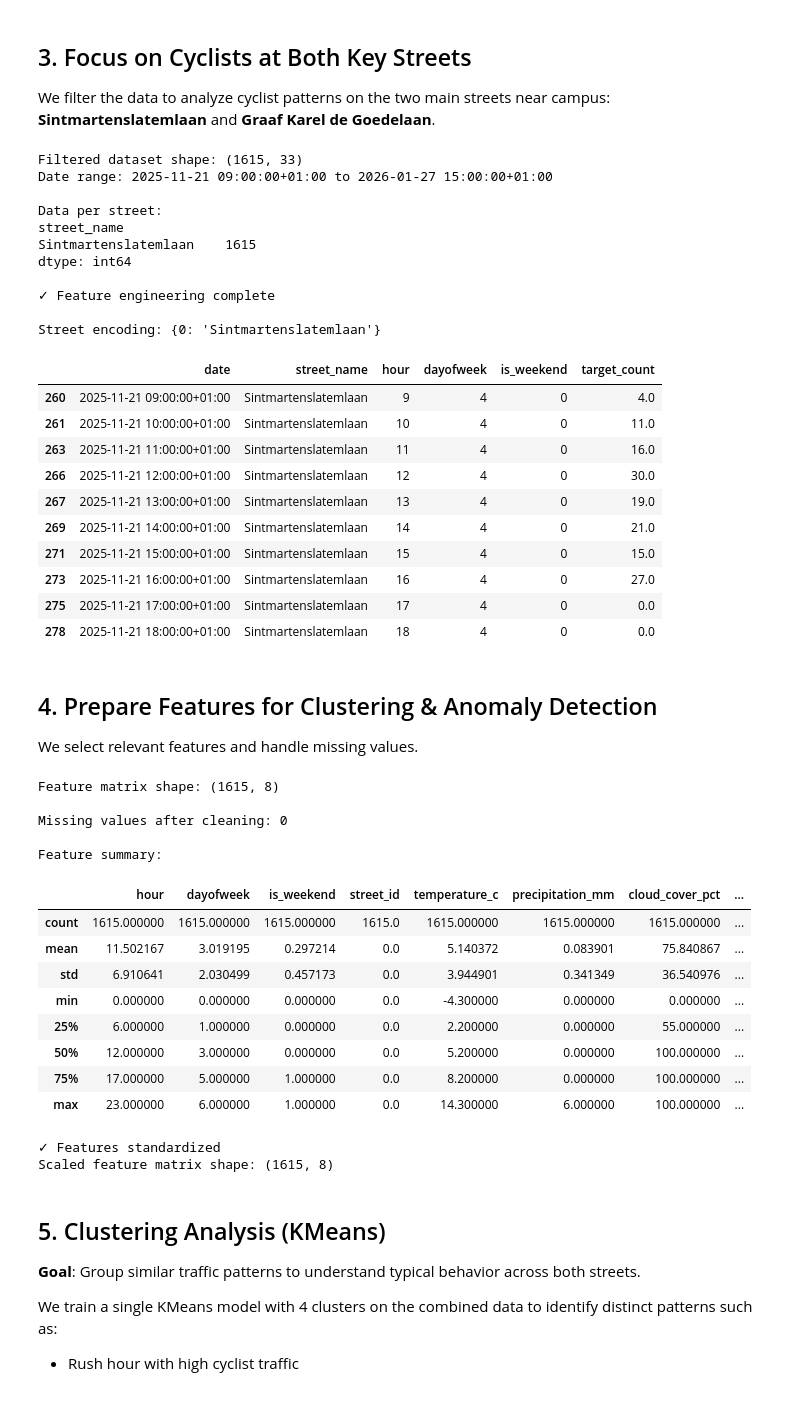
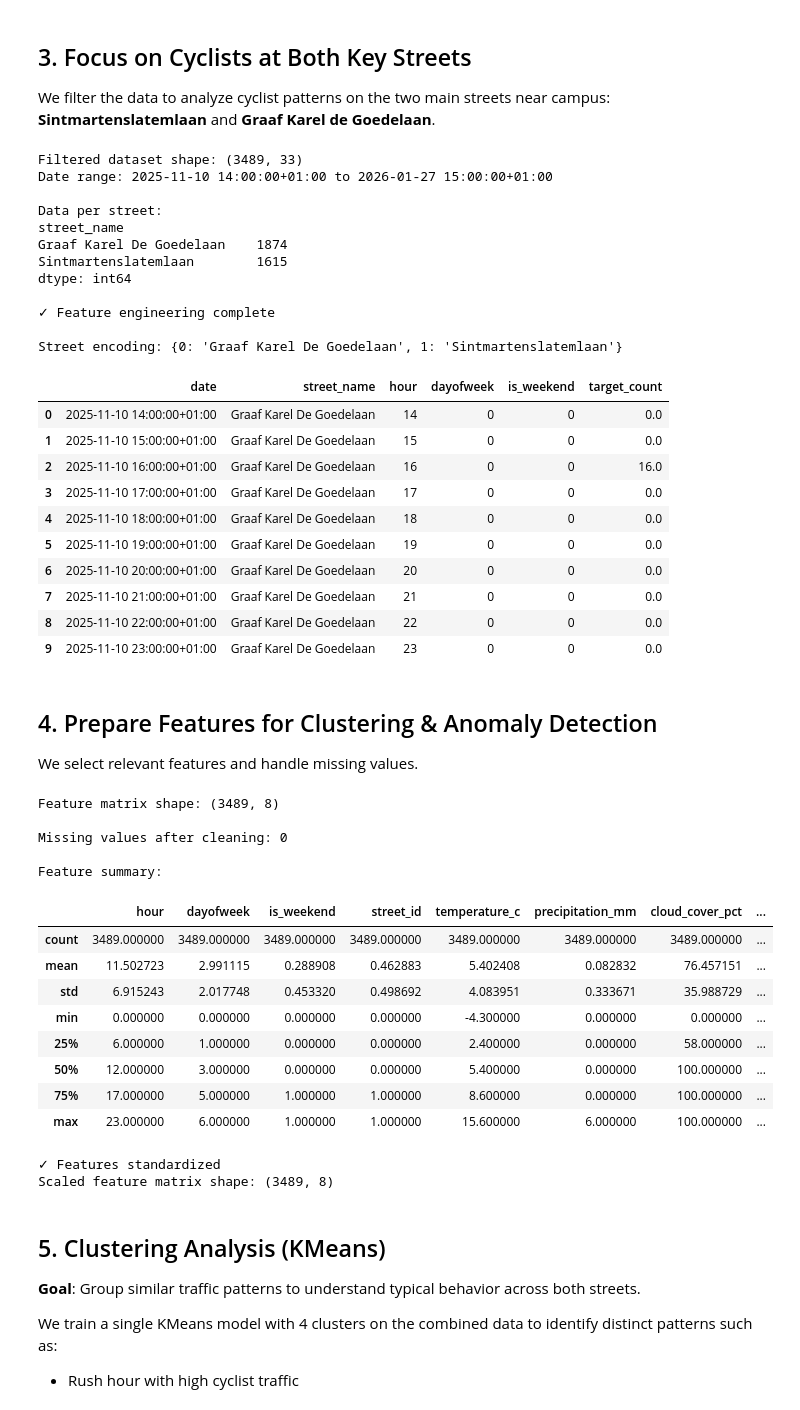
Before and after one commit to Hadi212-sketch/Traffic-Analysis-Kortrijk, a Jupyter notebook: Clustering_AnomalyDetection.ipynb, the cells around one changed output. Saved outputs shown, nothing was run; the diff lists cells and outputs as text; code cells hidden in the pictures.

```diff
--- a/Clustering_AnomalyDetection.ipynb
+++ b/Clustering_AnomalyDetection.ipynb
@@ -106,51 +106,52 @@ We filter the data to analyze cyclist patterns on the two main streets near camp
 # Filter for both key streets near campus
 df_two_streets = df[df['street_name'].isin([
     'Sintmartenslatemlaan',
-    'Graaf Karel de Goedelaan'
+    'Graaf Karel De Goedelaan'
 ])].copy()
 
 print(f"Filtered dataset shape: {df_two_streets.shape}")
 print(f"Date range: {df_two_streets['date'].min()} to {df_two_streets['date'].max()}")
 print(f"\nData per street:")
 print(df_two_streets.groupby('street_name').size())
 
 # Feature engineering: extract time components
 df_two_streets['hour'] = df_two_streets['date'].dt.hour
 df_two_streets['dayofweek'] = df_two_streets['date'].dt.dayofweek  # 0=Monday, 6=Sunday
 df_two_streets['is_weekend'] = (df_two_streets['dayofweek'] >= 5).astype(int)
 
 # Encode street as numeric for the model
 df_two_streets['street_id'] = df_two_streets['street_name'].astype('category').cat.codes
 
 # Define target: cyclist count
 df_two_streets['target_count'] = df_two_streets['bike']
 
 print("\n✓ Feature engineering complete")
 print(f"\nStreet encoding: {dict(enumerate(df_two_streets['street_name'].astype('category').cat.categories))}")
 df_two_streets[['date', 'street_name', 'hour', 'dayofweek', 'is_weekend', 'target_count']].head(10)
 # %% [output]
-Filtered dataset shape: (1615, 33)
-Date range: 2025-11-21 09:00:00+01:00 to 2026-01-27 15:00:00+01:00
+Filtered dataset shape: (3489, 33)
+Date range: 2025-11-10 14:00:00+01:00 to 2026-01-27 15:00:00+01:00
 
 Data per street:
 street_name
-Sintmartenslatemlaan    1615
+Graaf Karel De Goedelaan    1874
+Sintmartenslatemlaan        1615
 dtype: int64
 
 ✓ Feature engineering complete
 
-Street encoding: {0: 'Sintmartenslatemlaan'}
+Street encoding: {0: 'Graaf Karel De Goedelaan', 1: 'Sintmartenslatemlaan'}
 |  | date | street_name | hour | dayofweek | is_weekend | target_count |
-| 260 | 2025-11-21 09:00:00+01:00 | Sintmartenslatemlaan | 9 | 4 | 0 | 4.0 |
-| 261 | 2025-11-21 10:00:00+01:00 | Sintmartenslatemlaan | 10 | 4 | 0 | 11.0 |
-| 263 | 2025-11-21 11:00:00+01:00 | Sintmartenslatemlaan | 11 | 4 | 0 | 16.0 |
-| 266 | 2025-11-21 12:00:00+01:00 | Sintmartenslatemlaan | 12 | 4 | 0 | 30.0 |
-| 267 | 2025-11-21 13:00:00+01:00 | Sintmartenslatemlaan | 13 | 4 | 0 | 19.0 |
-| 269 | 2025-11-21 14:00:00+01:00 | Sintmartenslatemlaan | 14 | 4 | 0 | 21.0 |
-| 271 | 2025-11-21 15:00:00+01:00 | Sintmartenslatemlaan | 15 | 4 | 0 | 15.0 |
-| 273 | 2025-11-21 16:00:00+01:00 | Sintmartenslatemlaan | 16 | 4 | 0 | 27.0 |
-| 275 | 2025-11-21 17:00:00+01:00 | Sintmartenslatemlaan | 17 | 4 | 0 | 0.0 |
-| 278 | 2025-11-21 18:00:00+01:00 | Sintmartenslatemlaan | 18 | 4 | 0 | 0.0 |
+| 0 | 2025-11-10 14:00:00+01:00 | Graaf Karel De Goedelaan | 14 | 0 | 0 | 0.0 |
+| 1 | 2025-11-10 15:00:00+01:00 | Graaf Karel De Goedelaan | 15 | 0 | 0 | 0.0 |
+| 2 | 2025-11-10 16:00:00+01:00 | Graaf Karel De Goedelaan | 16 | 0 | 0 | 16.0 |
+| 3 | 2025-11-10 17:00:00+01:00 | Graaf Karel De Goedelaan | 17 | 0 | 0 | 0.0 |
+| 4 | 2025-11-10 18:00:00+01:00 | Graaf Karel De Goedelaan | 18 | 0 | 0 | 0.0 |
+| 5 | 2025-11-10 19:00:00+01:00 | Graaf Karel De Goedelaan | 19 | 0 | 0 | 0.0 |
+| 6 | 2025-11-10 20:00:00+01:00 | Graaf Karel De Goedelaan | 20 | 0 | 0 | 0.0 |
+| 7 | 2025-11-10 21:00:00+01:00 | Graaf Karel De Goedelaan | 21 | 0 | 0 | 0.0 |
+| 8 | 2025-11-10 22:00:00+01:00 | Graaf Karel De Goedelaan | 22 | 0 | 0 | 0.0 |
+| 9 | 2025-11-10 23:00:00+01:00 | Graaf Karel De Goedelaan | 23 | 0 | 0 | 0.0 |
 # %% [markdown]
 ## 4. Prepare Features for Clustering & Anomaly Detection
 
@@ -175,20 +176,20 @@ print(f"\nMissing values after cleaning: {df_features.isnull().sum().sum()}")
 print("\nFeature summary:")
 df_features.describe()
 # %% [output]
-Feature matrix shape: (1615, 8)
+Feature matrix shape: (3489, 8)
 
 Missing values after cleaning: 0
 
 Feature summary:
 |  | hour | dayofweek | is_weekend | street_id | temperature_c | precipitation_mm | cloud_cover_pct | ... |
-| count | 1615.000000 | 1615.000000 | 1615.000000 | 1615.0 | 1615.000000 | 1615.000000 | 1615.000000 | ... |
-| mean | 11.502167 | 3.019195 | 0.297214 | 0.0 | 5.140372 | 0.083901 | 75.840867 | ... |
-| std | 6.910641 | 2.030499 | 0.457173 | 0.0 | 3.944901 | 0.341349 | 36.540976 | ... |
-| min | 0.000000 | 0.000000 | 0.000000 | 0.0 | -4.300000 | 0.000000 | 0.000000 | ... |
-| 25% | 6.000000 | 1.000000 | 0.000000 | 0.0 | 2.200000 | 0.000000 | 55.000000 | ... |
-| 50% | 12.000000 | 3.000000 | 0.000000 | 0.0 | 5.200000 | 0.000000 | 100.000000 | ... |
-| 75% | 17.000000 | 5.000000 | 1.000000 | 0.0 | 8.200000 | 0.000000 | 100.000000 | ... |
-| max | 23.000000 | 6.000000 | 1.000000 | 0.0 | 14.300000 | 6.000000 | 100.000000 | ... |
+| count | 3489.000000 | 3489.000000 | 3489.000000 | 3489.000000 | 3489.000000 | 3489.000000 | 3489.000000 | ... |
+| mean | 11.502723 | 2.991115 | 0.288908 | 0.462883 | 5.402408 | 0.082832 | 76.457151 | ... |
+| std | 6.915243 | 2.017748 | 0.453320 | 0.498692 | 4.083951 | 0.333671 | 35.988729 | ... |
+| min | 0.000000 | 0.000000 | 0.000000 | 0.000000 | -4.300000 | 0.000000 | 0.000000 | ... |
+| 25% | 6.000000 | 1.000000 | 0.000000 | 0.000000 | 2.400000 | 0.000000 | 58.000000 | ... |
+| 50% | 12.000000 | 3.000000 | 0.000000 | 0.000000 | 5.400000 | 0.000000 | 100.000000 | ... |
+| 75% | 17.000000 | 5.000000 | 1.000000 | 1.000000 | 8.600000 | 0.000000 | 100.000000 | ... |
+| max | 23.000000 | 6.000000 | 1.000000 | 1.000000 | 15.600000 | 6.000000 | 100.000000 | ... |
 # %%
 # Standardize features for better clustering and anomaly detection
 scaler = StandardScaler()
@@ -198,7 +199,7 @@ print(f"✓ Features standardized")
 print(f"Scaled feature matrix shape: {features_scaled.shape}")
 # %% [output]
 ✓ Features standardized
-Scaled feature matrix shape: (1615, 8)
+Scaled feature matrix shape: (3489, 8)
 # %% [markdown]
 ## 5. Clustering Analysis (KMeans)
 
```
Also changed, not shown: parts of 12 cells of this notebook.
